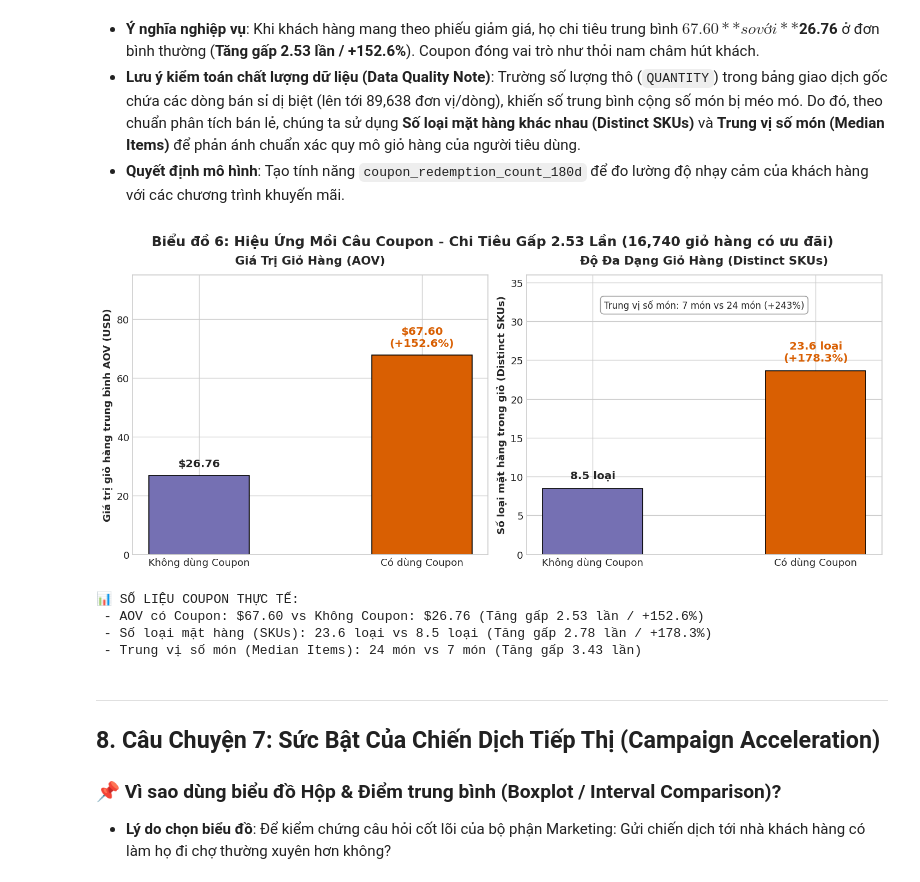
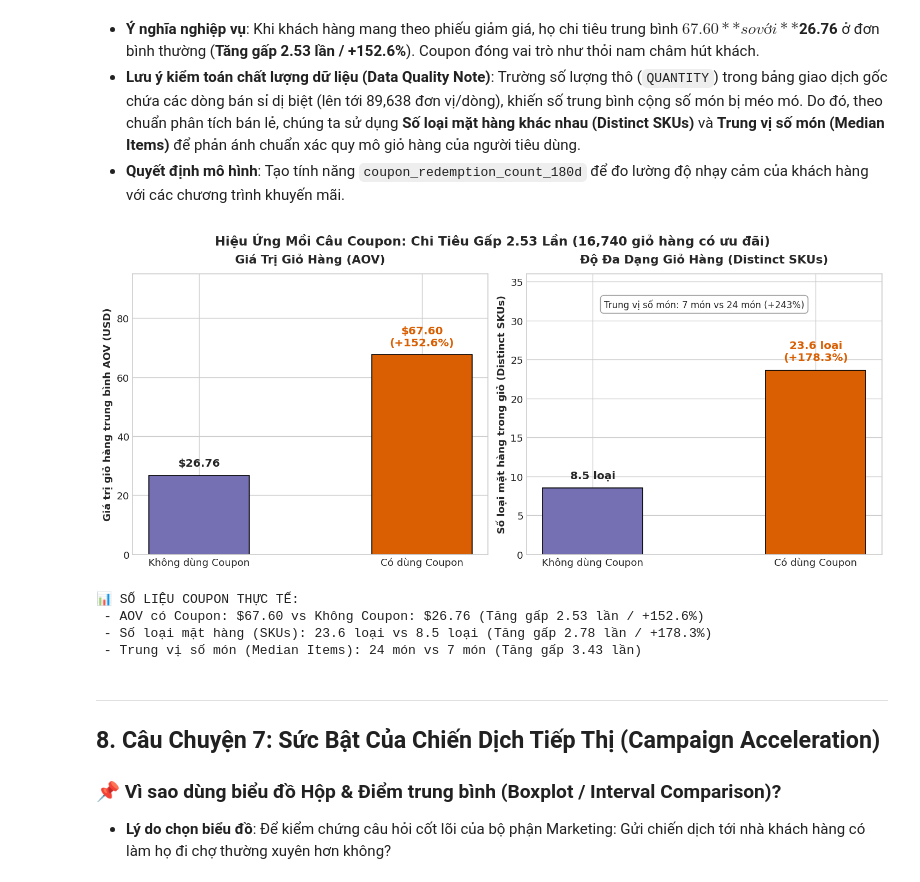
Before and after one commit to kien3007/purchasing-propensity-model, a Jupyter notebook: notebooks/01_eda_and_data_quality.ipynb, the cells around one changed output. Cells and saved outputs as stored; diff of their text form; code cells hidden in the pictures.

```diff
--- a/notebooks/01_eda_and_data_quality.ipynb
+++ b/notebooks/01_eda_and_data_quality.ipynb
@@ -332,37 +332,36 @@ items_median_nocpn = no_cpn_baskets['basket_items'].median()
 # Khởi tạo layout rộng rãi với constrained_layout tự động căn chỉnh lề chống đè chữ
 fig, (ax1, ax2) = plt.subplots(1, 2, figsize=(12, 5.2), constrained_layout=True)
 
 # 1. So sánh giá trị giỏ hàng (AOV)
 bars1 = ax1.bar(['Không dùng Coupon', 'Có dùng Coupon'], [aov_nocpn, aov_cpn], color=['#7570b3', '#d95f02'], edgecolor='black', width=0.45)
 ax1.set_ylabel('Giá trị giỏ hàng trung bình AOV (USD)', fontweight='bold', fontsize=11)
 ax1.set_title('Giá Trị Giỏ Hàng (AOV)', fontweight='bold', fontsize=13, pad=12)
 ax1.set_ylim(0, 95)
 ax1.text(0, aov_nocpn + 3.0, f'${aov_nocpn:.2f}', ha='center', fontweight='bold', fontsize=12)
 ax1.text(1, aov_cpn + 3.0, f'${aov_cpn:.2f}\n(+152.6%)', ha='center', fontweight='bold', color='#d95f02', fontsize=12)
 
 # 2. So sánh độ đa dạng giỏ hàng (Distinct SKUs)
 bars2 = ax2.bar(['Không dùng Coupon', 'Có dùng Coupon'], [skus_nocpn, skus_cpn], color=['#7570b3', '#d95f02'], edgecolor='black', width=0.45)
 ax2.set_ylabel('Số loại mặt hàng trong giỏ (Distinct SKUs)', fontweight='bold', fontsize=11)
 ax2.set_title('Độ Đa Dạng Giỏ Hàng (Distinct SKUs)', fontweight='bold', fontsize=13, pad=12)
 ax2.set_ylim(0, 36)
 ax2.text(0, skus_nocpn + 1.2, f'{skus_nocpn:.1f} loại', ha='center', fontweight='bold', fontsize=12)
 ax2.text(1, skus_cpn + 1.2, f'{skus_cpn:.1f} loại\n(+178.3%)', ha='center', fontweight='bold', color='#d95f02', fontsize=12)
 
 # Hộp chú thích trung vị số món rõ ràng, không đè lấn tiêu đề
 ax2.text(0.5, 0.88, f'Trung vị số món: {items_median_nocpn:.0f} món vs {items_median_cpn:.0f} món (+243%)', transform=ax2.transAxes, ha='center', fontsize=10, bbox=dict(boxstyle='round,pad=0.4', facecolor='white', edgecolor='#999999', alpha=0.9))
 
 # Tiêu đề tổng thể 1 dòng duy nhất, không đè lên các tiêu đề con
-fig.suptitle(f'Biểu đồ 6: Hiệu Ứng Mồi Câu Coupon - Chi Tiêu Gấp 2.53 Lần ({len(cpn_baskets):,} giỏ hàng có ưu đãi)', fontsize=15, fontweight='bold')
-
-plt.savefig(FIG_DIR / '06_coupon_halo_effect.png', dpi=150)
+fig.suptitle(f'Hiệu Ứng Mồi Câu Coupon: Chi Tiêu Gấp 2.53 Lần ({len(cpn_baskets):,} giỏ hàng có ưu đãi)', fontsize=14, fontweight='bold')
+plt.savefig(FIG_DIR / '06_coupon_halo_effect.png', dpi=150, bbox_inches='tight')
 plt.show()
 
 print(f"📊 SỐ LIỆU COUPON THỰC TẾ:")
 print(f" - AOV có Coupon: ${aov_cpn:.2f} vs Không Coupon: ${aov_nocpn:.2f} (Tăng gấp {aov_cpn/aov_nocpn:.2f} lần / +152.6%)")
 print(f" - Số loại mặt hàng (SKUs): {skus_cpn:.1f} loại vs {skus_nocpn:.1f} loại (Tăng gấp {skus_cpn/skus_nocpn:.2f} lần / +178.3%)")
 print(f" - Trung vị số món (Median Items): {items_median_cpn:.0f} món vs {items_median_nocpn:.0f} món (Tăng gấp {items_median_cpn/items_median_nocpn:.2f} lần)")
 # %% [output]
-[figure, old version]
+[figure, new version]
 📊 SỐ LIỆU COUPON THỰC TẾ:
  - AOV có Coupon: $67.60 vs Không Coupon: $26.76 (Tăng gấp 2.53 lần / +152.6%)
  - Số loại mặt hàng (SKUs): 23.6 loại vs 8.5 loại (Tăng gấp 2.78 lần / +178.3%)
```
Also changed, not shown: parts of 4 cells of this notebook, 8 other files.
